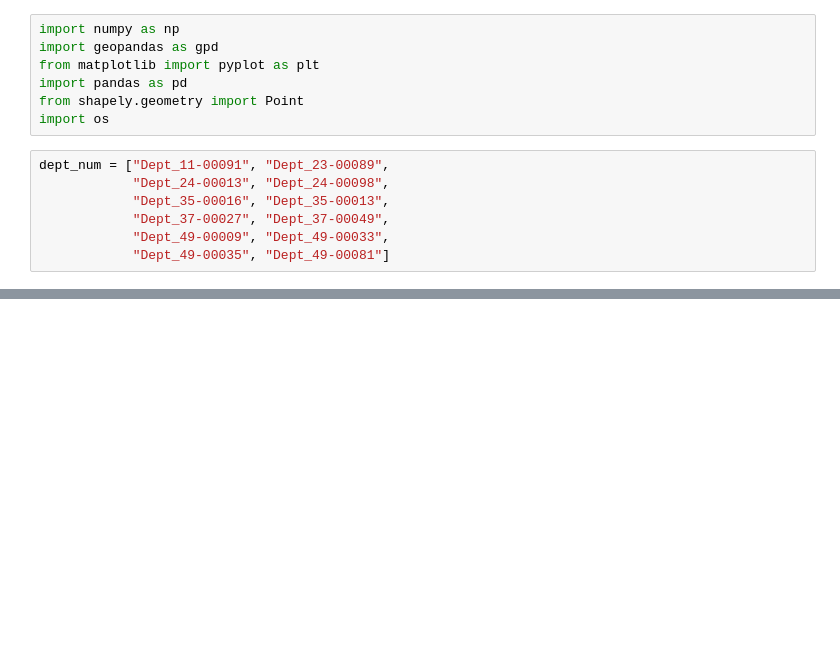
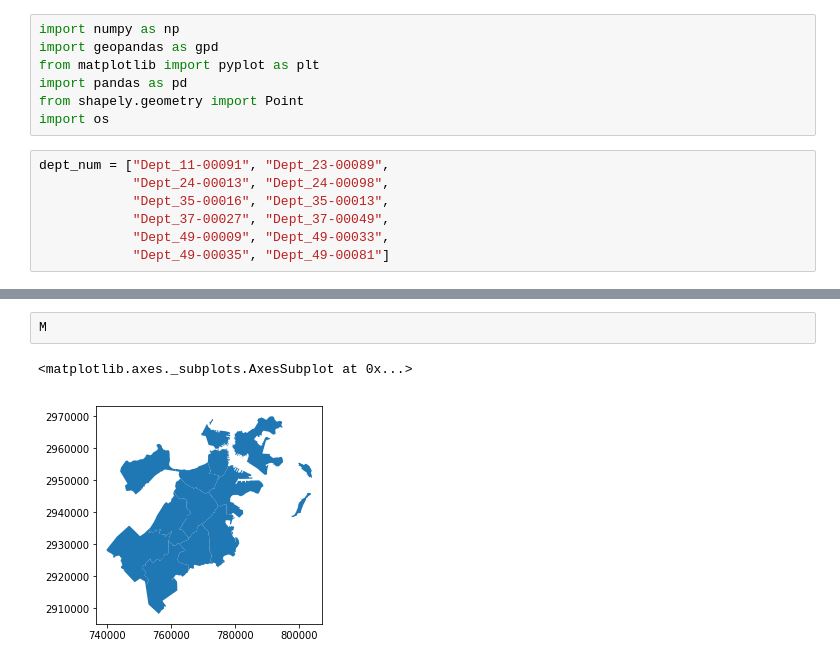
Before and after one commit to ConnorCheng2/Data-Science-for-Good, a Jupyter notebook: ReadData.ipynb, the cells around one changed output, grey strips where cells are left out. Saved outputs shown, nothing was run; the diff lists cells and outputs as text; blank space fills up the shorter version.

Commit message:
Realize data visualization

```diff
--- a/ReadData.ipynb
+++ b/ReadData.ipynb
@@ -56,0 +146,5 @@ AttributeError: 'function' object has no attribute 'head'
+# %%
+M
+# %% [output]
+<matplotlib.axes._subplots.AxesSubplot at 0x...>
+[figure, added]
```
Also changed, not shown: parts of 9 cells of this notebook, 3 other files.
